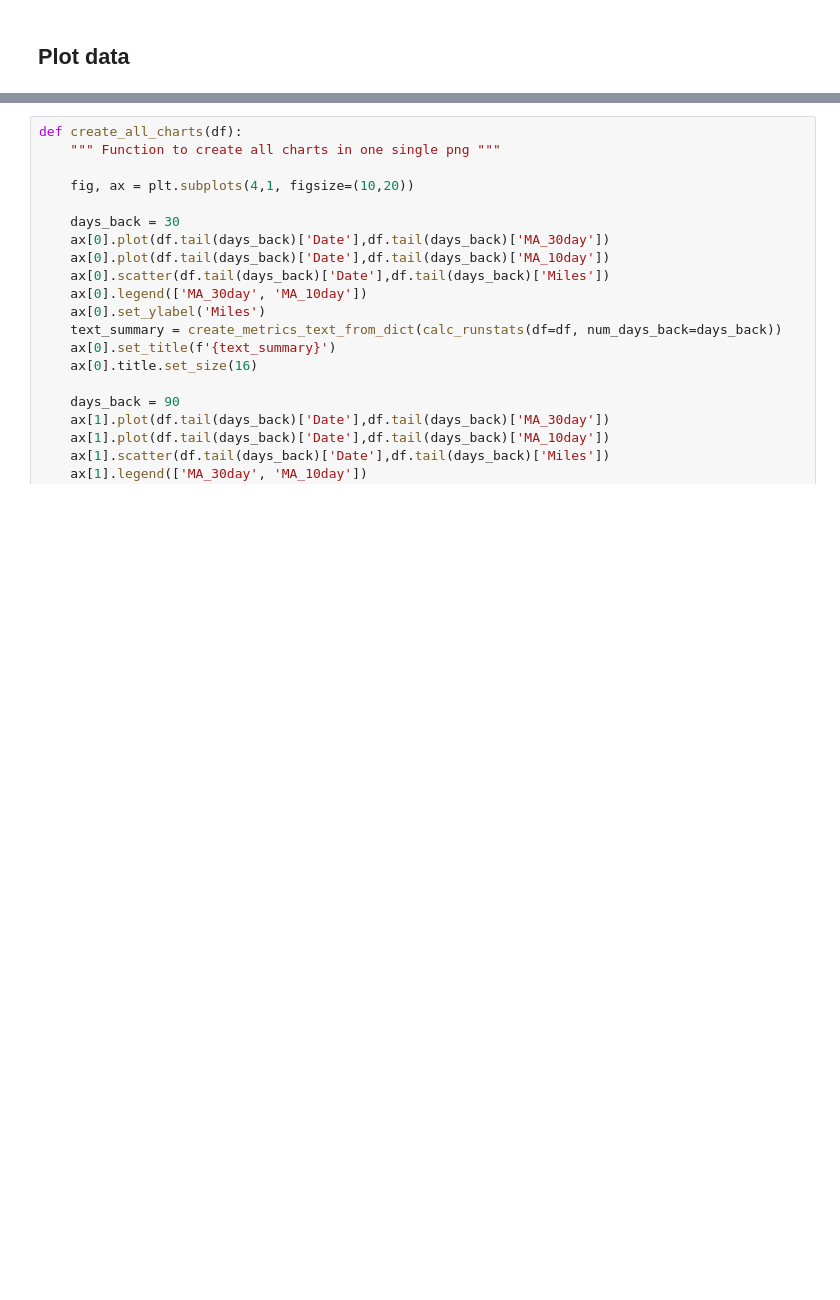
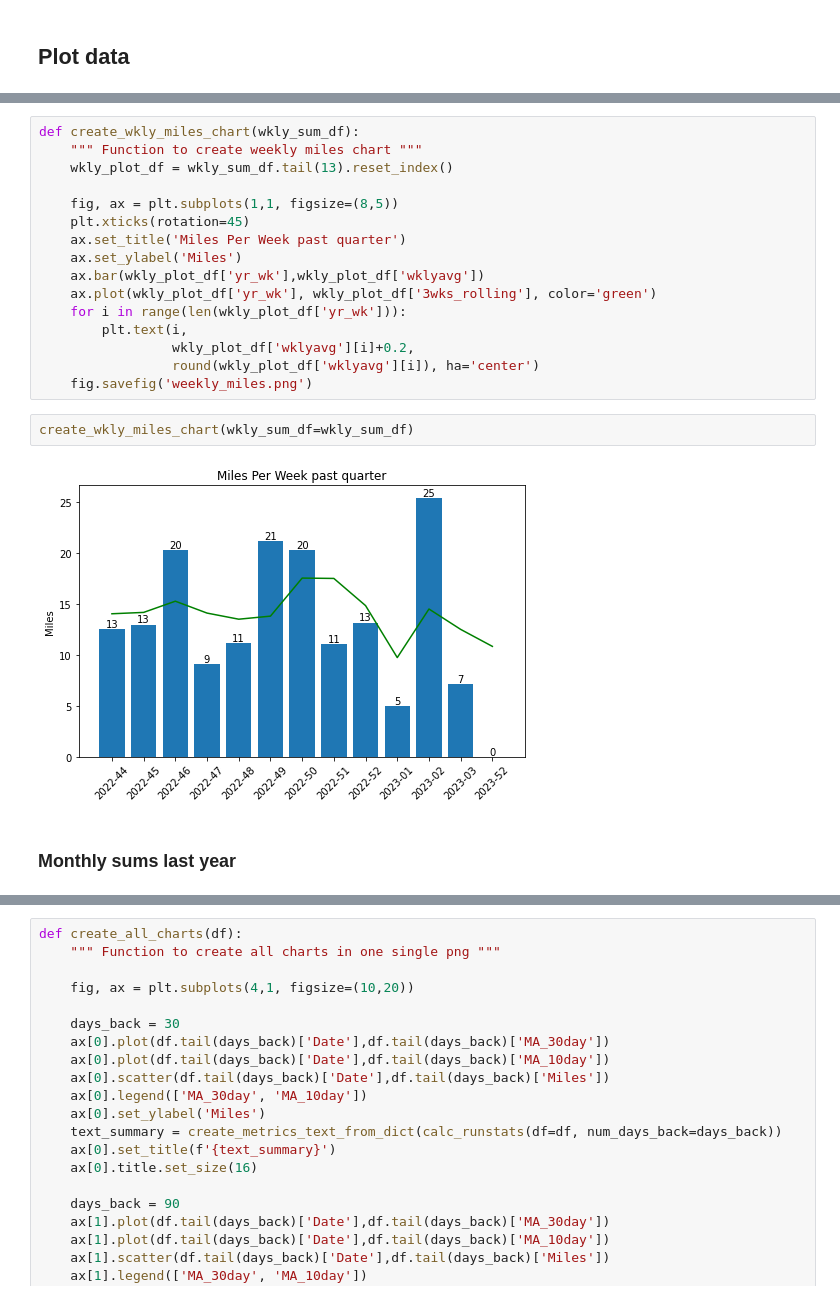
Before and after one commit to jeremypmobley/nonsense, a Jupyter notebook: jeremyruns/run_log_charts.ipynb, the cells around one changed output, grey strips where cells are left out. Cells and saved outputs as stored; diff of their text form; blank space fills up the shorter version.

```diff
--- a/jeremyruns/run_log_charts.ipynb
+++ b/jeremyruns/run_log_charts.ipynb
@@ -153,0 +229,22 @@ print(site_last_updated)
+# %%
+def create_wkly_miles_chart(wkly_sum_df):
+    """ Function to create weekly miles chart """
+    wkly_plot_df = wkly_sum_df.tail(13).reset_index()
+
+    fig, ax = plt.subplots(1,1, figsize=(8,5))
+    plt.xticks(rotation=45)
+    ax.set_title('Miles Per Week past quarter')
+    ax.set_ylabel('Miles')
+    ax.bar(wkly_plot_df['yr_wk'],wkly_plot_df['wklyavg'])
+    ax.plot(wkly_plot_df['yr_wk'], wkly_plot_df['3wks_rolling'], color='green')
+    for i in range(len(wkly_plot_df['yr_wk'])):
+        plt.text(i,
+                 wkly_plot_df['wklyavg'][i]+0.2,
+                 round(wkly_plot_df['wklyavg'][i]), ha='center')
+    fig.savefig('weekly_miles.png')
+# %%
+create_wkly_miles_chart(wkly_sum_df=wkly_sum_df)
+# %% [output]
+[figure, added]
+# %% [markdown]
+### Monthly sums last year
```
Also changed, not shown: parts of 48 cells of this notebook, 2 other files.
